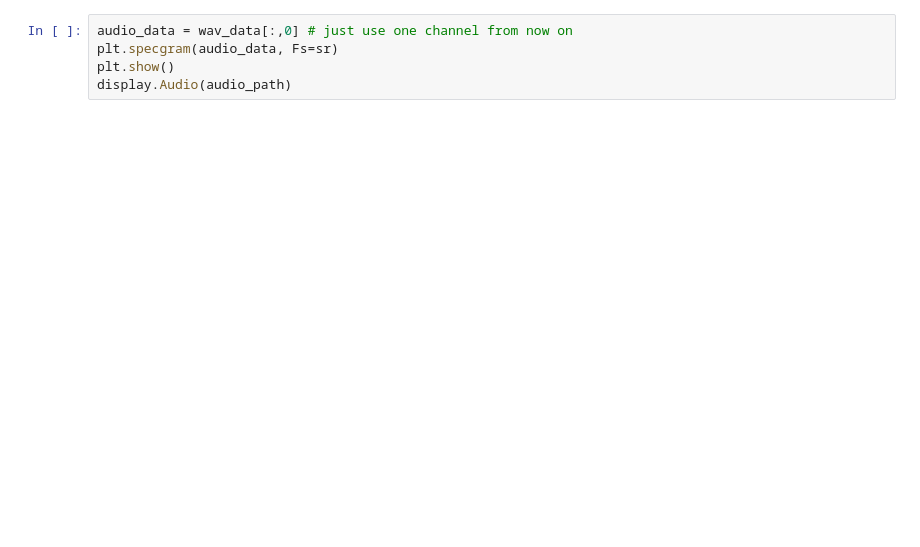
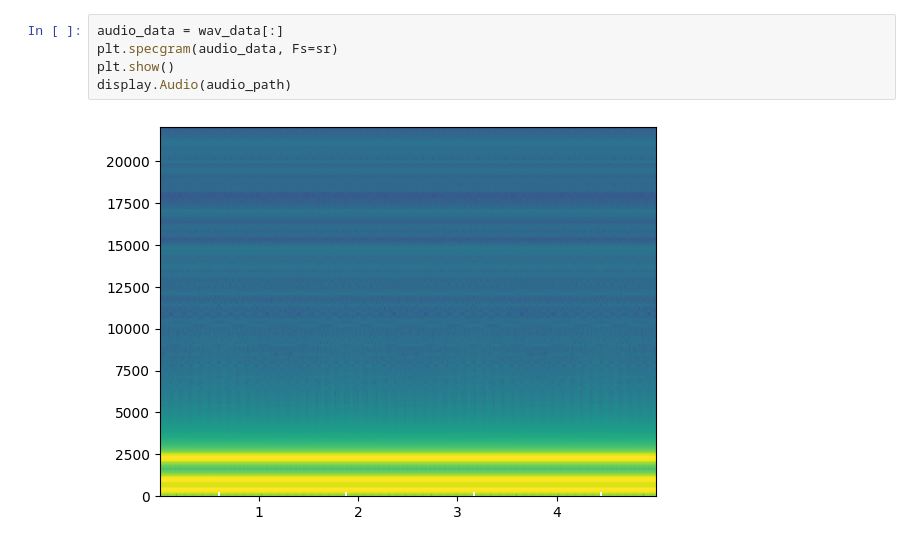
Before and after one commit to kglavin/audiodsp, a Jupyter notebook: projects/00_Audio_Signals/AudioSignals.ipynb, the cells around one changed output. Drawn from its saved outputs; the diff is of its cells as text; blank space fills up the shorter version.

```diff
--- a/projects/00_Audio_Signals/AudioSignals.ipynb
+++ b/projects/00_Audio_Signals/AudioSignals.ipynb
@@ -40,5 +42,7 @@ NameError: name 'wav_data' is not defined
 # %%
-audio_data = wav_data[:,0] # just use one channel from now on
+audio_data = wav_data[:]
 plt.specgram(audio_data, Fs=sr)
 plt.show()
 display.Audio(audio_path)
+# %% [output]
+[figure, added]
```
Also changed, not shown: parts of 10 cells of this notebook.
